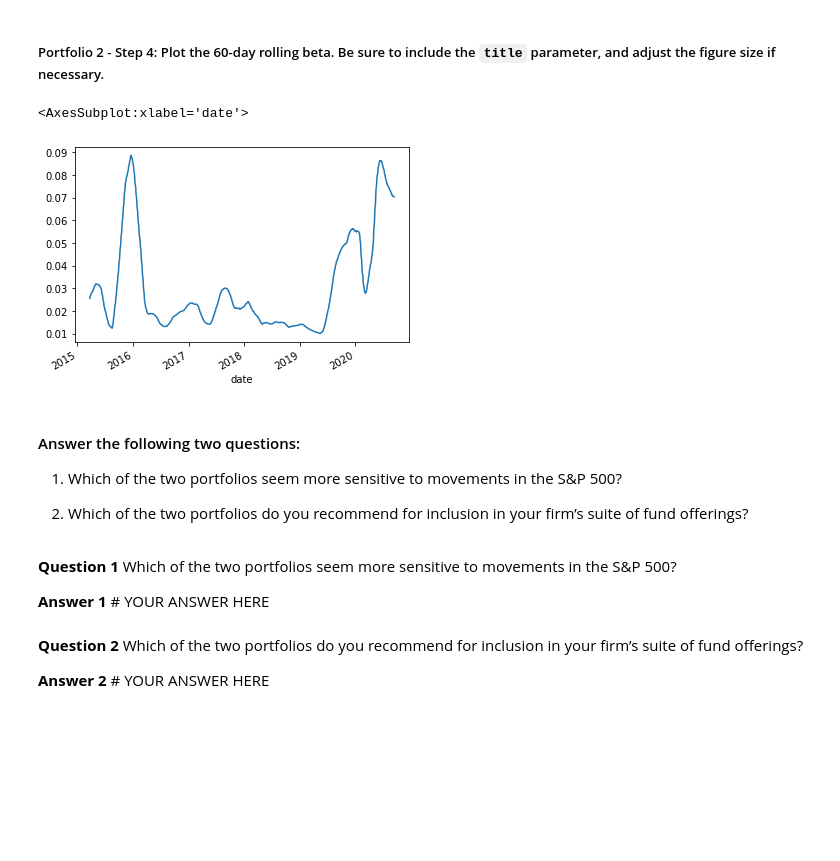
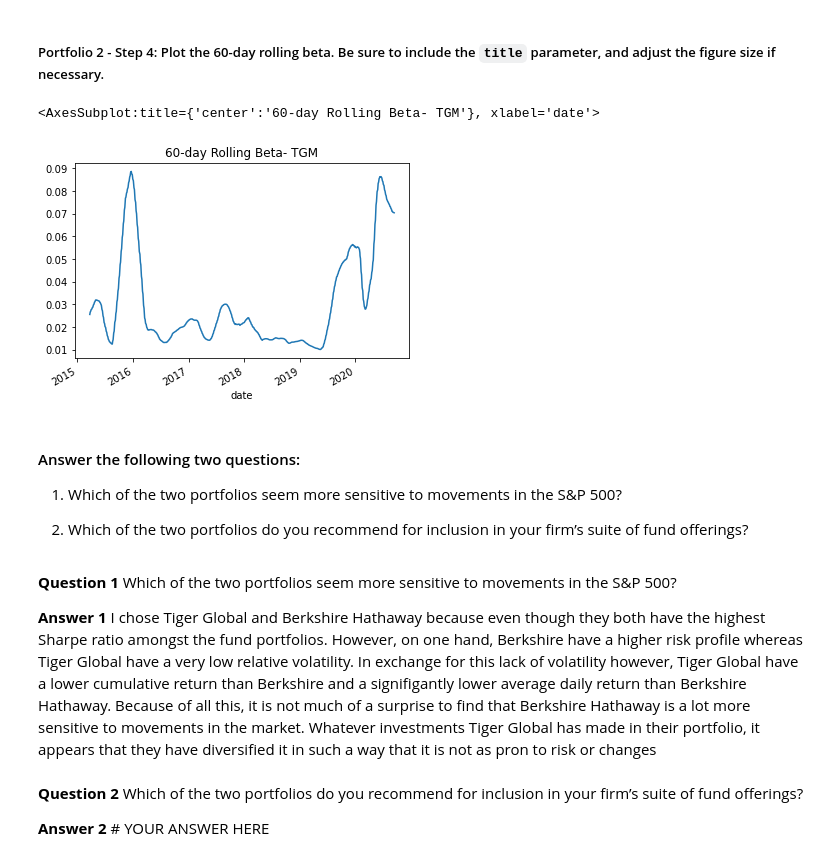
Before and after one commit to endie5/challenge-4, a Jupyter notebook: risk_return_analysis.ipynb, the cells around one changed output. Saved outputs shown, nothing was run; the diff lists cells and outputs as text; code cells hidden in the pictures; blank space fills up the shorter version.

```diff
--- a/risk_return_analysis.ipynb
+++ b/risk_return_analysis.ipynb
@@ -539,21 +560,21 @@ tgm_beta_60_days = tgm_beta.rolling(window = 60).mean().dropna()
 # %%
 # Plot the rolling beta
 # Include a title parameter and adjust the figure size
 # YOUR CODE HERE
-tgm_beta_60_days.plot()
+tgm_beta_60_days.plot(title = "60-day Rolling Beta- TGM")
 # %% [output]
-<AxesSubplot:xlabel='date'>
+<AxesSubplot:title={'center':'60-day Rolling Beta- TGM'}, xlabel='date'>
-[figure, old version]
+[figure, new version]
 # %% [markdown]
 #### Answer the following two questions:
 
 1. Which of the two portfolios seem more sensitive to movements in the S&P 500?
 
 2. Which of the two portfolios do you recommend for inclusion in your firm’s suite of fund offerings?
-# %% [markdown]
-**Question 1** Which of the two portfolios seem more sensitive to movements in the S&P 500?
-
-**Answer 1** # YOUR ANSWER HERE
+# %% [markdown]
+**Question 1** Which of the two portfolios seem more sensitive to movements in the S&P 500?
+
+**Answer 1** I chose Tiger Global and Berkshire Hathaway because even though they both have the highest Sharpe ratio amongst the fund portfolios. However, on one hand, Berkshire have a higher risk profile whereas Tiger Global have a very low relative volatility. In exchange for this lack of volatility however, Tiger Global have a lower cumulative return than Berkshire and a signifigantly lower average daily return than Berkshire Hathaway. Because of all this, it is not much of a surprise to find that Berkshire Hathaway is a lot more sensitive to movements in the market. Whatever investments Tiger Global has made in their portfolio, it appears that they have diversified it in such a way that it is not as pron to risk or changes
 # %% [markdown]
 **Question 2** Which of the two portfolios do you recommend for inclusion in your firm’s suite of fund offerings?
 
```
Also changed, not shown: parts of 9 cells of this notebook.
